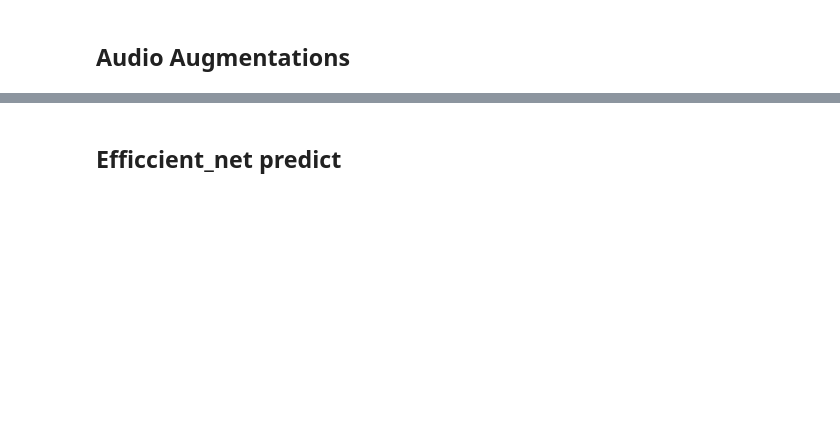
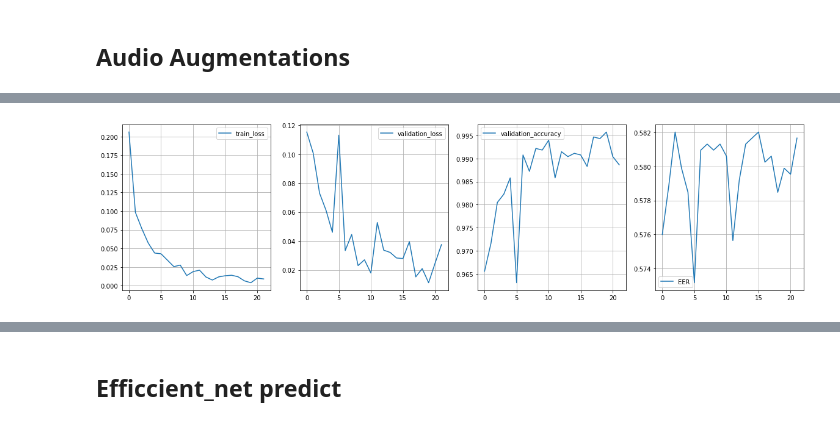
Before and after one commit to Millcool/Audio_Binary_Classification, a Jupyter notebook: Audio.ipynb, the cells around one changed output, grey strips where cells are left out. Saved outputs shown, nothing was run; the diff lists cells and outputs as text; code cells hidden in the pictures; blank space fills up the shorter version.

```diff
--- a/Audio.ipynb
+++ b/Audio.ipynb
@@ -110 +110,3 @@ data = pd.read_csv(data_path, sep = '\\t', header=None)
+# %%
+data = data.rename(columns={0: "Name", 1: "Target"})
 # %%
@@ -241,6 +259,9 @@ def prepare_loaders():
 mel_spectrogram = torchaudio.transforms.MelSpectrogram(
     sample_rate=CFG.SAMPLE_RATE,
     n_fft=1024,
-    hop_length=512,
-    n_mels=64
+    win_length = 1024,
+    hop_length=256,
+    n_mels=80,
+    window_fn = torch.hann_window,
+    center=True
 )
@@ -500,0 +399,8 @@ tensor([[[0.0000e+00, 0.0000e+00, 0.0000e+00],
+# %%
+device = torch.device('cuda') if torch.cuda.is_available() else torch.device('cpu')
+
+model = Model(input_dim=64, hidden_size=128).to(device)
+featurizer = Featurizer().to(device)
+
+optimizer = torch.optim.AdamW(model.parameters(), lr=1e-3)
+criterion = nn.CrossEntropyLoss()
@@ -500,0 +429,2 @@ tensor([[[0.0000e+00, 0.0000e+00, 0.0000e+00],
+# %%
+storage = defaultdict(list)
@@ -501 +458,69 @@ tensor([[[0.0000e+00, 0.0000e+00, 0.0000e+00],
+# %%
+for epoch in range(CFG.epochs):
+    train_loss_meter = AverageMeter()
+
+    model.train()
+    for i, batch in enumerate(tqdm(train_loader)):
+        # Move batch to device if device != 'cpu'
+        wav = batch['wav'].to(device)
+        length = batch['length'].to(device)
+        label = batch['label'].to(device)
+
+        mel, mel_length = featurizer(wav, length)
+        output = model(mel, mel_length)
+
+        loss = criterion(output, label)
+
+        optimizer.zero_grad()
+        loss.backward()
+        optimizer.step()
+
+        train_loss_meter.update(loss.item())
+
+    storage['train_loss'].append(train_loss_meter.avg)
+
+    validation_loss_meter = AverageMeter()
+    validation_accuracy_meter = AverageMeter()
+    validation_EER_meter = AverageMeter()
+    model.eval()
+    for i, batch in enumerate(tqdm(valid_loader)):
+        # Move batch to device if device != 'cpu'
+        wav = batch['wav'].to(device)
+        length = batch['length'].to(device)
+        label = batch['label'].to(device)
+
+        with torch.no_grad():
+
+            mel, mel_length = featurizer(wav, length)
+            output = model(mel, mel_length)
+
+            loss = criterion(output, label)
+            out = output.argmax(dim=-1).cpu().numpy()
+            labels = label.cpu().numpy()
+        matches = (output.argmax(dim=-1) == label).float().mean()
+
+        validation_loss_meter.update(loss.item())
+        validation_accuracy_meter.update(matches.item())
+        eer = compute_eer(labels,out)
+        validation_EER_meter.update(eer[0])
+        print(f'EER: {eer}')
+    storage['validation_loss'].append(validation_loss_meter.avg)
+    storage['validation_accuracy'].append(validation_accuracy_meter.avg)
+    storage['validation_EER'].append(validation_EER_meter.avg)
+    display.clear_output()
+
+    fig, axes = plt.subplots(1, 4, figsize=(20, 5))
+
+    axes[0].plot(storage['train_loss'], label='train_loss')
+    axes[1].plot(storage['validation_loss'], label='validation_loss')
+
+    axes[2].plot(storage['validation_accuracy'], label='validation_accuracy')
+    axes[3].plot(storage['validation_EER'], label='EER')
+    for i in range(4):
+        axes[i].grid()
+        axes[i].legend()
+
+    plt.show()
+# %% [output]
+[figure, added]
 # %%
```
Also changed, not shown: parts of 59 cells of this notebook.
